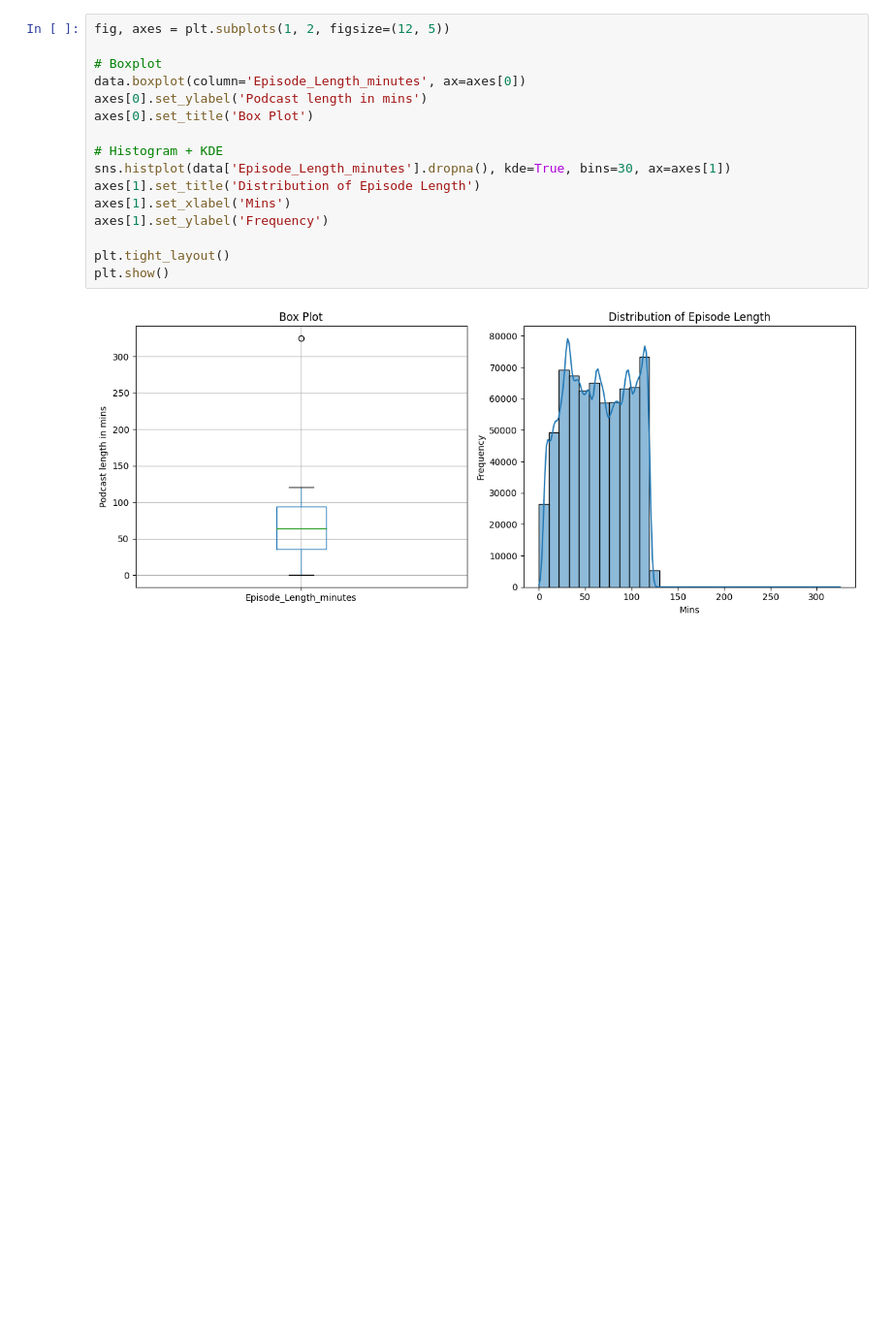
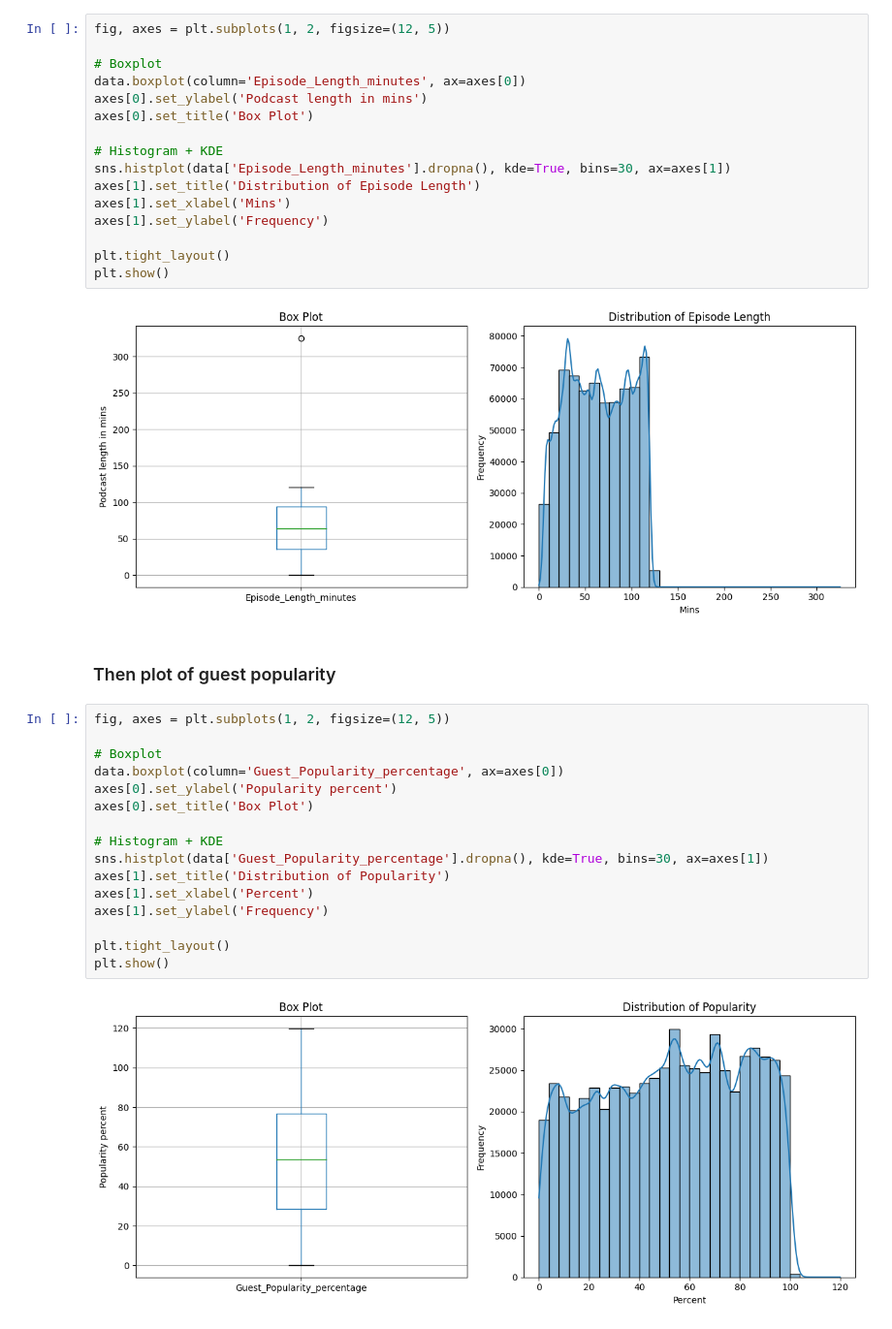
Before and after one commit to rahus12/kaggle-podcast-playtime, a Jupyter notebook: code.ipynb, the cells around one changed output. Shown at 97% size. Cells and saved outputs as stored; diff of their text form; blank space fills up the shorter version.

Commit message:
further data exploratry done

```diff
--- a/code.ipynb
+++ b/code.ipynb
@@ -61,3 +67,23 @@ plt.tight_layout()
 plt.show()
 # %% [output]
 [figure]
+# %% [markdown]
+### Then plot of guest popularity
+# %%
+fig, axes = plt.subplots(1, 2, figsize=(12, 5))
+
+# Boxplot
+data.boxplot(column='Guest_Popularity_percentage', ax=axes[0])
+axes[0].set_ylabel('Popularity percent')
+axes[0].set_title('Box Plot')
+
+# Histogram + KDE
+sns.histplot(data['Guest_Popularity_percentage'].dropna(), kde=True, bins=30, ax=axes[1])
+axes[1].set_title('Distribution of Popularity')
+axes[1].set_xlabel('Percent')
+axes[1].set_ylabel('Frequency')
+
+plt.tight_layout()
+plt.show()
+# %% [output]
+[figure, added]
```
Also changed, not shown: parts of 13 cells of this notebook.
